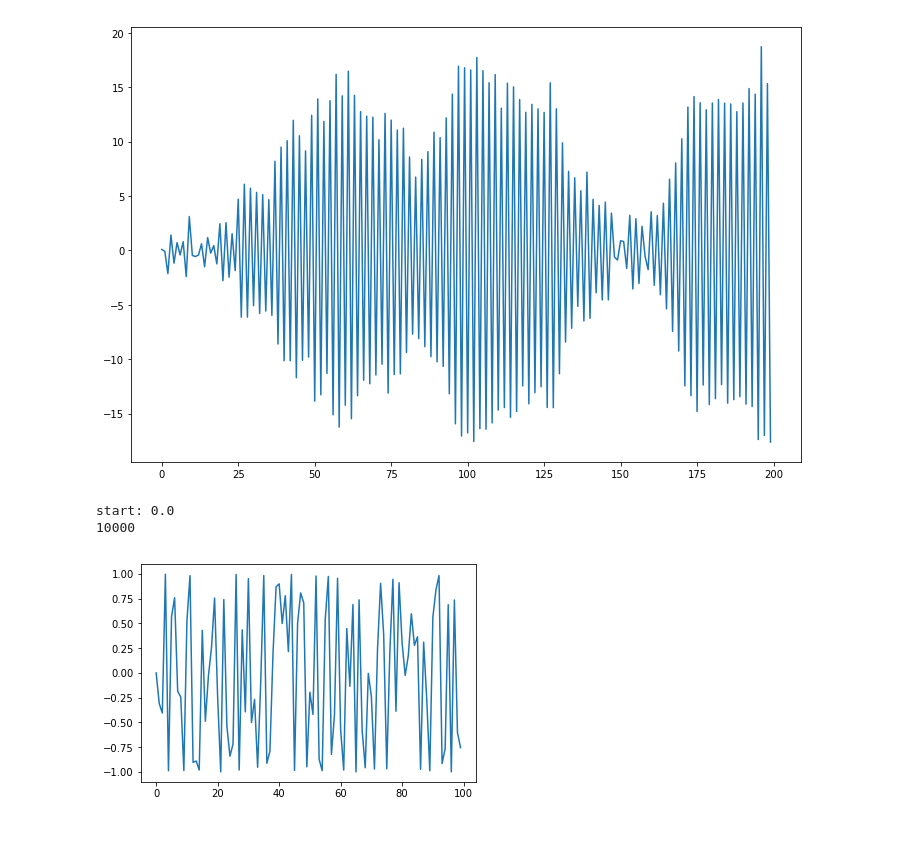
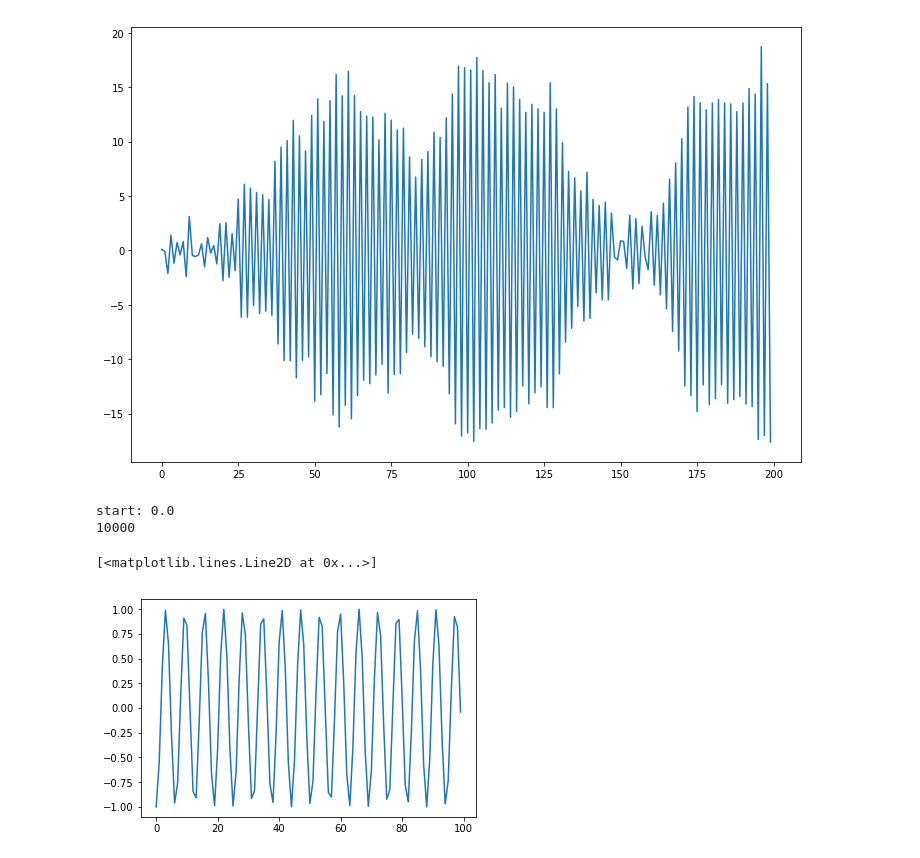
Before and after one commit to yuqirose/TensorRNN, a Jupyter notebook: experiments/notebook/py3_Genz_func.ipynb, the cells around one changed output. Drawn from its saved outputs; the diff is of its cells as text; code cells hidden in the pictures.

```diff
--- a/experiments/notebook/py3_Genz_func.ipynb
+++ b/experiments/notebook/py3_Genz_func.ipynb
@@ -38,29 +38,37 @@ def f2(x, w, c):
 def f3(x, w, c):
     y = 1 + c*x
     return y
-
-def f4(x, w, c):
-
-
-h1 = 0.0
-print('start:', h1)
-w = 0.3
-c = 20
-T = int(1e4)
-ts = []
-ts.append(h1)
-for i in range(T-1):
-    h2 = f1(h1, w, c)
-    h1 = np.copy(h2)
-    ts.append(h1)
-print(len(ts))
-# %% [output]
-start: 0.0
-10000
+# %%
+# Generate the function
+N = 1000
+xs =[]
+Genz = f1
+for i in range(N):
+    xs.append(Genz(i, w, c))
+# %%
+# Generate the dynamics
+h1 = 0.0
+print('start:', h1)
+w = 0.5
+c = 1
+T = int(1e4)
+ts = []
+ts.append(h1)
+for i in range(T-1):
+    h2 = Genz(h1, w, c)
+    h1 = np.copy(h2)
+    ts.append(h1)
+print(len(ts))
+# %% [output]
+start: 0.0
+10000
 # %%
 %matplotlib inline
 import matplotlib.pyplot as plt
-plt.plot(ts[:100])
-np.save('../data.npy', ts)
+plt.plot(xs[:100])
+# plt.plot(ts[:100])
+# np.save('../data.npy', ts)
+# print('data saved')
 # %% [output]
+[<matplotlib.lines.Line2D at 0x...>]
-[figure, old version]
+[figure, new version]
```
Also changed, not shown: 7 other files.
